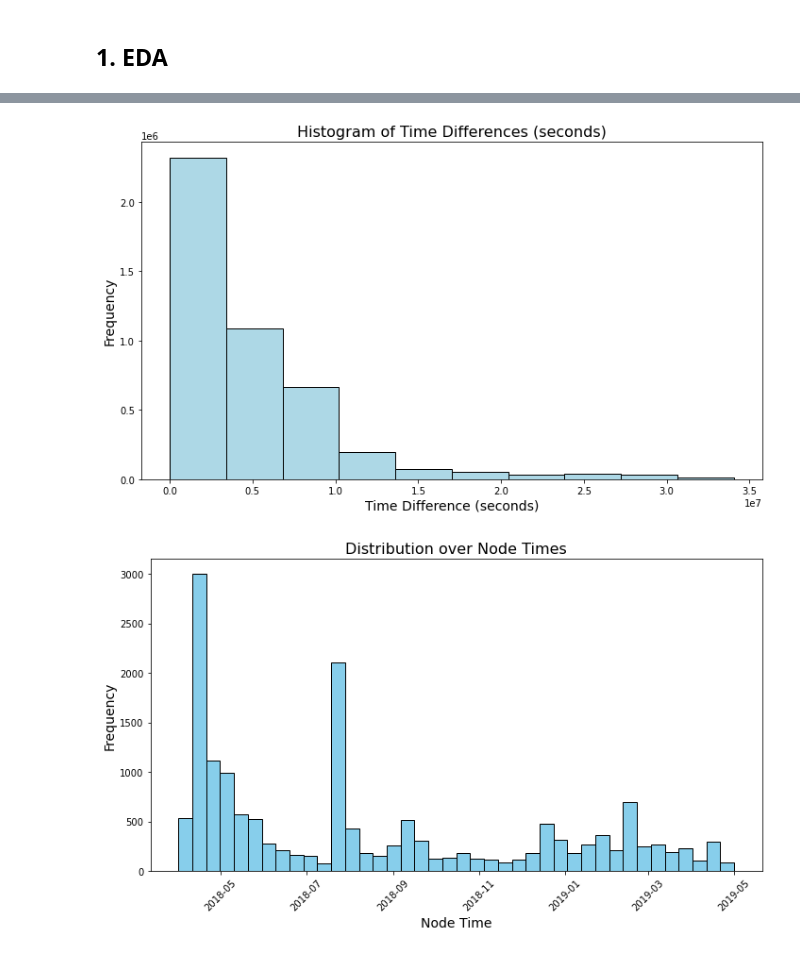
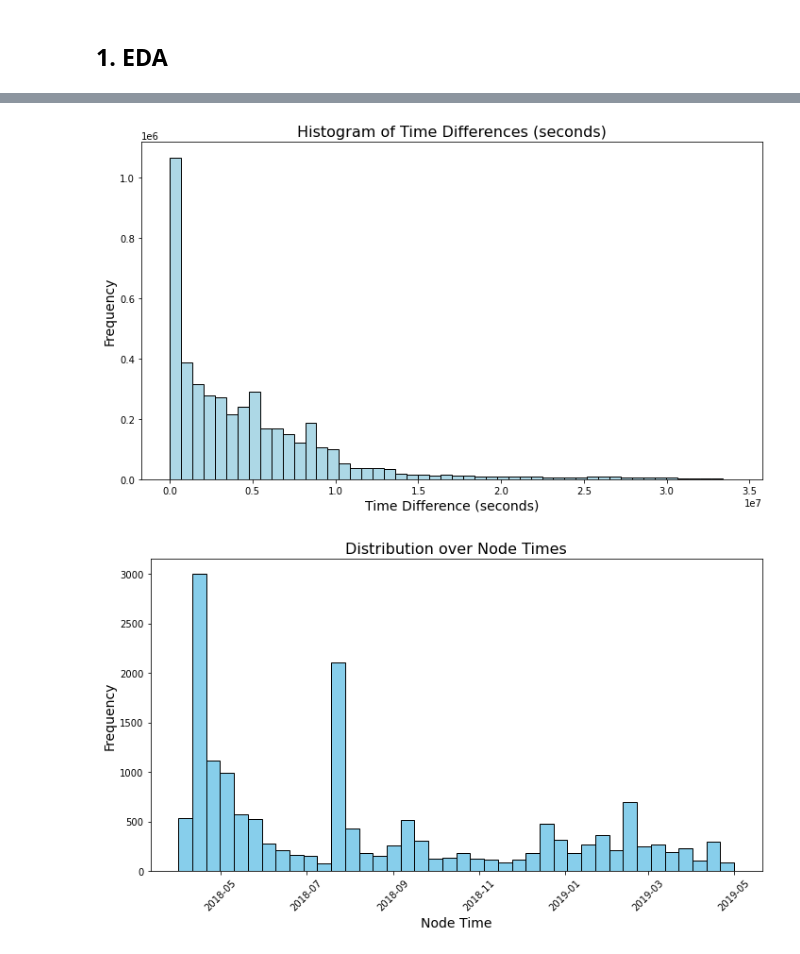
Before and after one commit to Garfatlx/NetworkScience-Assignment-2, a Jupyter notebook: Assignment2.ipynb, the cells around one changed output, grey strips where cells are left out. Drawn from its saved outputs; the diff is of its cells as text; code cells hidden in the pictures.

```diff
--- a/Assignment2.ipynb
+++ b/Assignment2.ipynb
@@ -71,16 +72,16 @@ result_df.head()
 | 4 | -6bGXfM8-gs | 19372991 | elboydo | 2018-07-22 21:19:58 | 2018-07-24 18:07:07 | 161229.0 | facebook | ... |
 # %%
 plt.figure(figsize=(10, 6))
-plt.hist(result_df['time_diff_seconds'], bins=10, color='lightblue', edgecolor='black')
+plt.hist(result_df['time_diff_seconds'], bins=50, color='lightblue', edgecolor='black')
 
 plt.title('Histogram of Time Differences (seconds)', fontsize=16)
 plt.xlabel('Time Difference (seconds)', fontsize=14)
 plt.ylabel('Frequency', fontsize=14)
 
 plt.tight_layout()
 plt.show()
 # %% [output]
-[figure, old version]
+[figure, new version]
 # %%
 # Plot histogram
 plt.figure(figsize=(10, 6))
```
Also changed, not shown: parts of 18 cells of this notebook.
